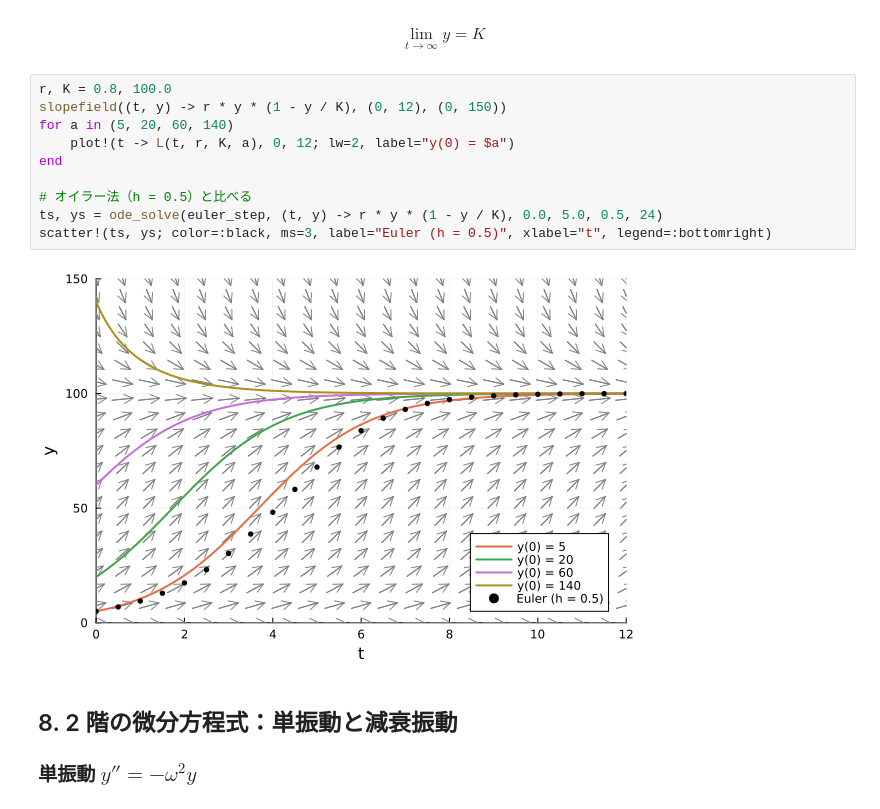
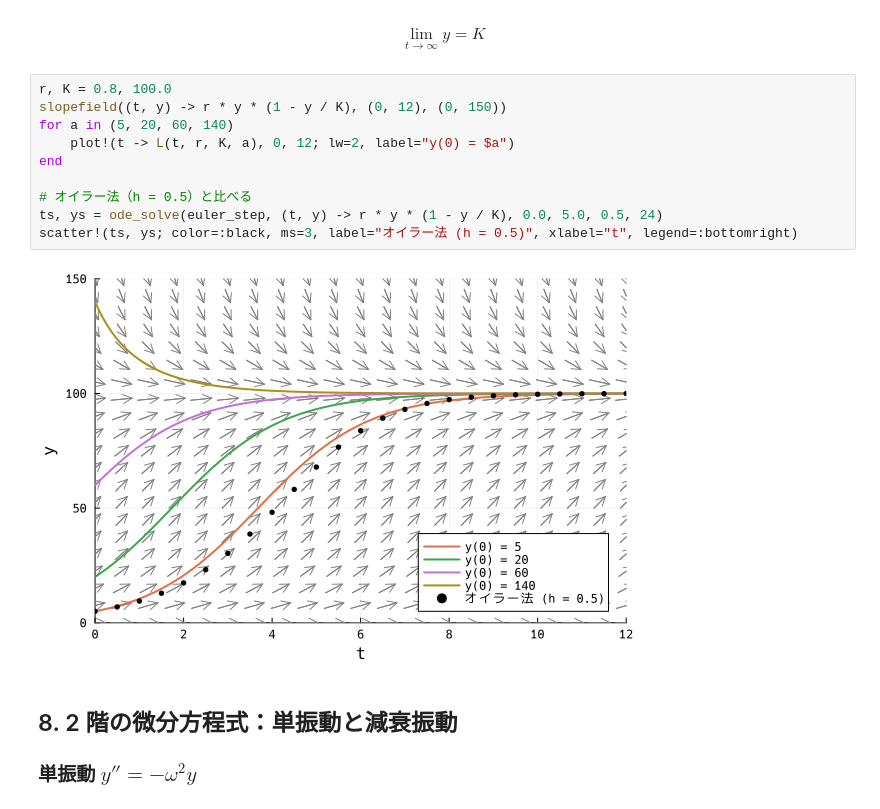
Before and after one commit to shimizudan/20261011wolfram, a Jupyter notebook: julia_wolfram_ode.ipynb, the cells around one changed output. Cells and saved outputs as stored; diff of their text form.

```diff
--- a/julia_wolfram_ode.ipynb
+++ b/julia_wolfram_ode.ipynb
@@ -340,15 +342,15 @@ $$\lim_{t\to\infty} y = K$$
 # %%
 r, K = 0.8, 100.0
 slopefield((t, y) -> r * y * (1 - y / K), (0, 12), (0, 150))
 for a in (5, 20, 60, 140)
     plot!(t -> L(t, r, K, a), 0, 12; lw=2, label="y(0) = $a")
 end
 
 # オイラー法（h = 0.5）と比べる
 ts, ys = ode_solve(euler_step, (t, y) -> r * y * (1 - y / K), 0.0, 5.0, 0.5, 24)
-scatter!(ts, ys; color=:black, ms=3, label="Euler (h = 0.5)", xlabel="t", legend=:bottomright)
+scatter!(ts, ys; color=:black, ms=3, label="オイラー法 (h = 0.5)", xlabel="t", legend=:bottomright)
 # %% [output]
-[figure, old version]
+[figure, new version]
 # %% [markdown]
 ## 8. 2 階の微分方程式：単振動と減衰振動
 
```
Also changed, not shown: parts of 13 cells of this notebook, 11 other files.
